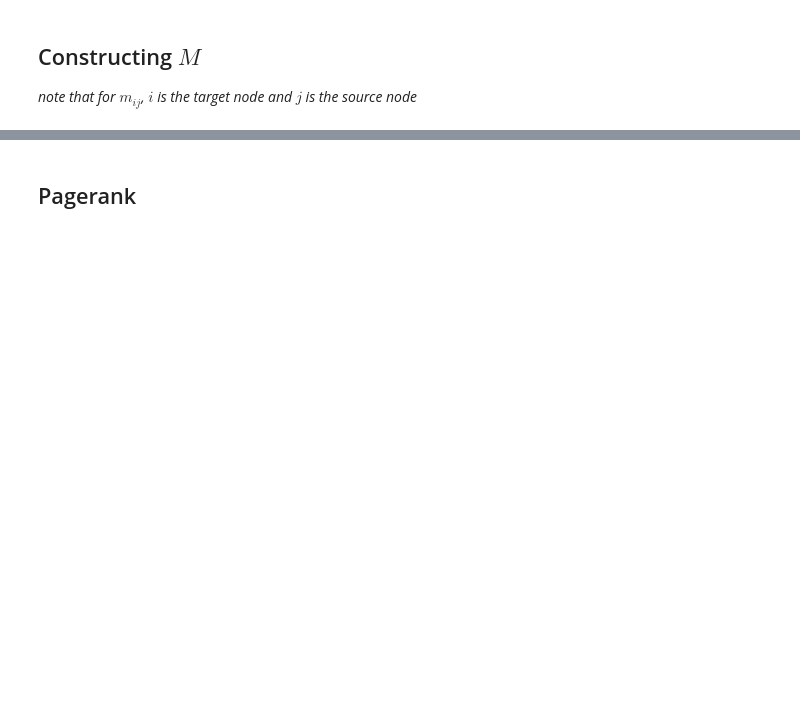
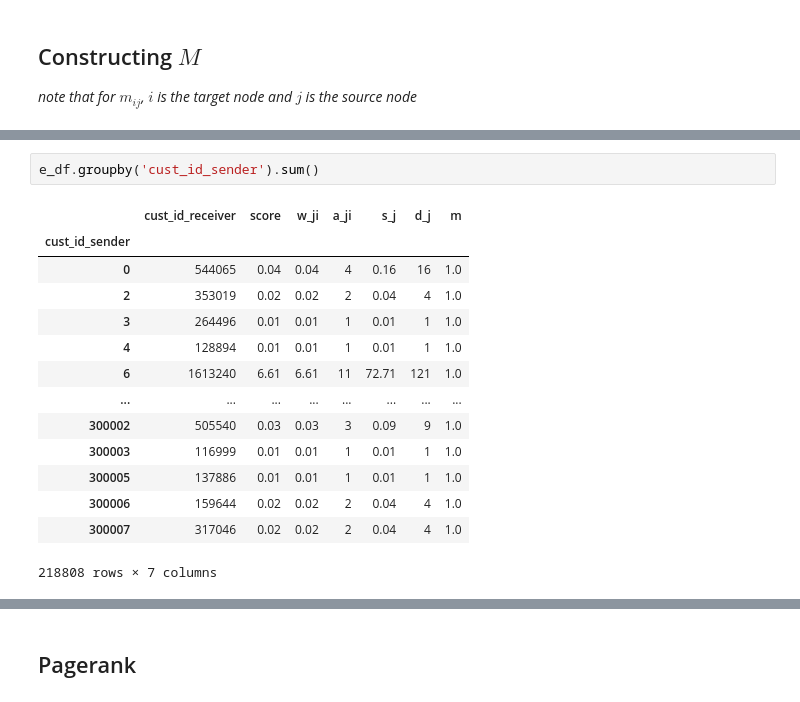
Before and after one commit to jwardbond/2023-imi-bigdata, a Jupyter notebook: task_2/4.pagerank.ipynb, the cells around one changed output, grey strips where cells are left out. Drawn from its saved outputs; the diff is of its cells as text; blank space fills up the shorter version.

```diff
--- a/task_2/4.pagerank.ipynb
+++ b/task_2/4.pagerank.ipynb
@@ -215,0 +243,17 @@ e_df.sample(3)
+# %%
+e_df.groupby('cust_id_sender').sum()
+# %% [output]
+|  | cust_id_receiver | score | w_ji | a_ji | s_j | d_j | m |
+| cust_id_sender |  |  |  |  |  |  |  |
+| 0 | 544065 | 0.04 | 0.04 | 4 | 0.16 | 16 | 1.0 |
+| 2 | 353019 | 0.02 | 0.02 | 2 | 0.04 | 4 | 1.0 |
+| 3 | 264496 | 0.01 | 0.01 | 1 | 0.01 | 1 | 1.0 |
+| 4 | 128894 | 0.01 | 0.01 | 1 | 0.01 | 1 | 1.0 |
+| 6 | 1613240 | 6.61 | 6.61 | 11 | 72.71 | 121 | 1.0 |
+| ... | ... | ... | ... | ... | ... | ... | ... |
+| 300002 | 505540 | 0.03 | 0.03 | 3 | 0.09 | 9 | 1.0 |
+| 300003 | 116999 | 0.01 | 0.01 | 1 | 0.01 | 1 | 1.0 |
+| 300005 | 137886 | 0.01 | 0.01 | 1 | 0.01 | 1 | 1.0 |
+| 300006 | 159644 | 0.02 | 0.02 | 2 | 0.04 | 4 | 1.0 |
+| 300007 | 317046 | 0.02 | 0.02 | 2 | 0.04 | 4 | 1.0 |
+218808 rows × 7 columns
```
Also changed, not shown: parts of 18 cells of this notebook, 2 other files.
